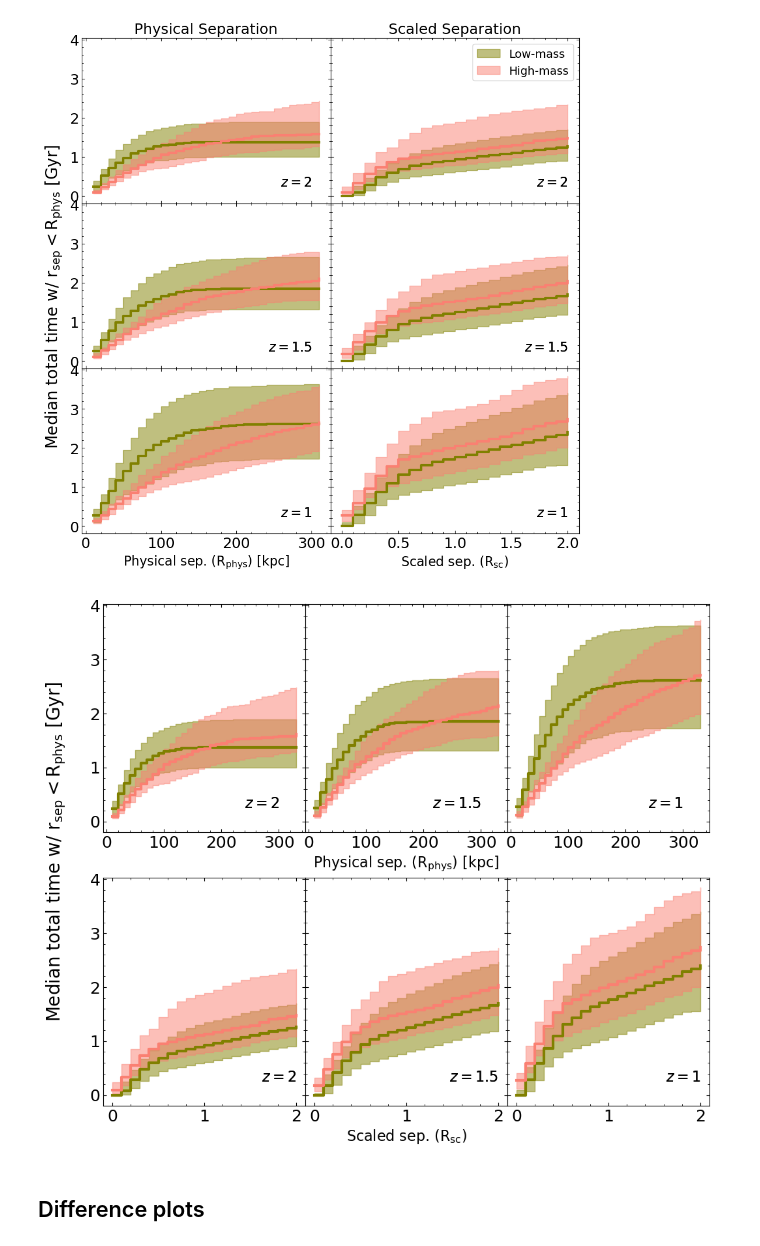
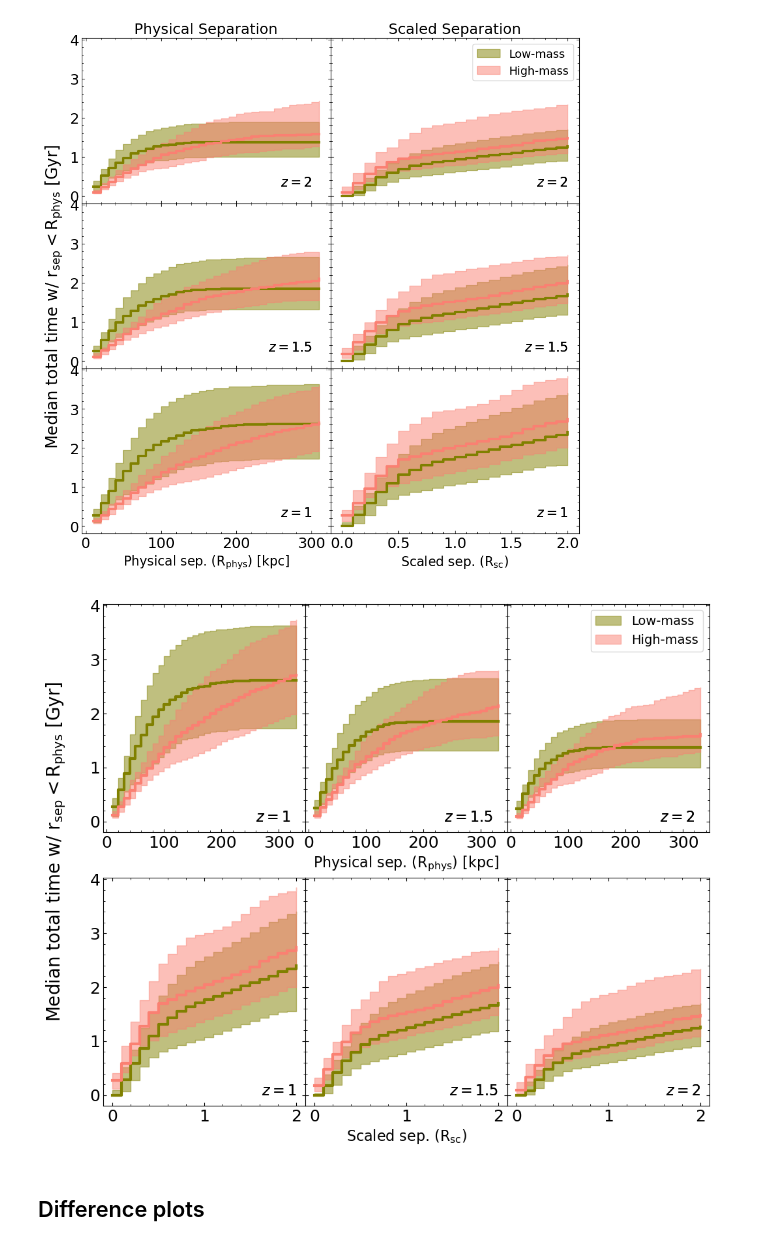
Before and after one commit to katiechambe/orbs, a Jupyter notebook: notebooks/bet-on-it/2_elapsedtime.ipynb, the cells around one changed output. Drawn from its saved outputs; the diff is of its cells as text; code cells hidden in the pictures.

```diff
--- a/notebooks/bet-on-it/2_elapsedtime.ipynb
+++ b/notebooks/bet-on-it/2_elapsedtime.ipynb
@@ -802,7 +802,7 @@ secondary_name = ["difference","difference2"]
 secondary_name = ["All pairs","difference2"]
 
 for en in range(2):
-    for ii, snap in enumerate([33, 40, 50]):
+    for ii, snap in enumerate([33, 40, 50][::-1]):
         # all pairs - mergers + non-mergers
         ms, ss, mds, qs, bins = get_manual_cumulative(data_sets_interp[en][snap], convert_interp, interp=True, scaled=False, merger_only=False)
         ax[ii][en].plot(bins[:-1],mds,color=palette[data_name[en]],ds='steps-post',alpha=0.4)
@@ -815,15 +815,15 @@ for en in range(2):
 
         ax[ii][en].text(400, 0.25, z[str(snap)], ha='right',fontsize=16)
 # legend
-ax[0][0].legend(loc='upper left',fontsize=14)
-ax[0][1].legend(loc='upper left',fontsize=14)
+ax[2][0].legend(loc='upper right',fontsize=14)
+ax[2][1].legend(loc='upper right',fontsize=14)
 
 # column titles
 ax[0][0].set_title("Low-mass pairs",fontsize=18)
 ax[0][1].set_title("High-mass pairs",fontsize=18)
 
 
-fig.supxlabel(r"Physical separation $(\rm R_{phys})$ [kpc]",fontsize=18,y=0.03)
+fig.supxlabel(r"Physical separation $(\rm R_{phys})$ [kpc]",fontsize=18,y=0.06)
 fig.supylabel(r"Median total time w/ $\rm r_{sep}< \rm R_{phys}$ [Gyr]",x=0.05,fontsize=20)
 
 plt.tight_layout()
@@ -1013,41 +1013,41 @@ secondary_name = ["All pairs","difference2"]
 bin_array = np.arange(10,350,10)
 
 for en in range(2):
-    for ii, snap in enumerate([33, 40, 50]):
+    for ii, snap in enumerate([33, 40, 50][::-1]):
         # physical separation
         ms, ss, mds, qs, bins = get_manual_cumulative(data_sets_interp[en][snap], convert_interp, interp=True, scaled=False, merger_only=True,bin_array=bin_array)
         ax[0][ii].plot(bins[:-1],mds,color=palette[data_name[en]],ds='steps-post',lw=3)
         ax[0][ii].fill_between(bins[:-1],qs[:,0],qs[:,1],color=palette[data_name[en]],step='post',alpha=0.5,label=data_label[en])
 
-        ax[0][ii].text(300, 0.25, z[str(snap)], ha='right',fontsize=16)
+        ax[0][ii].text(320, 0, z[str(snap)], ha='right',fontsize=16)
 
 
         # scaled separation
         ms, ss, mds, qs, bins = get_manual_cumulative(data_sets_interp[en][snap], convert_interp, interp=True, scaled=True, merger_only=True,bin_array=bin_array)
         ax[1][ii].plot(bins[:-1],mds,color=palette[data_name[en]],ds='steps-post',lw=3)
         ax[1][ii].fill_between(bins[:-1],qs[:,0],qs[:,1],color=palette[data_name[en]],step='post',alpha=0.5,label=data_label[en])
 
-        ax[1][ii].text(2, 0.25, z[str(snap)], ha='right',fontsize=16)
+        ax[1][ii].text(2, 0, z[str(snap)], ha='right',fontsize=16)
 
 # legend
 # ax[0][0].legend(loc='upper left',fontsize=14)
-# ax[0][1].legend(loc='upper right',fontsize=14)
+ax[0][2].legend(loc='upper right',fontsize=14)
 
 # # column titles
 # ax[0][0].set_title("Physical Separation",fontsize=18)
 # ax[0][1].set_title("Scaled Separation",fontsize=18)
 
 
 ax[0][1].set_xlabel(r"Physical sep. $(\rm R_{phys})$ [kpc]",fontsize=16)
 ax[1][1].set_xlabel(r"Scaled sep. $(\rm R_{sc})$",fontsize=16)
 
 fig.supylabel(r"Median total time w/ $\rm r_{sep}< \rm R_{phys}$ [Gyr]",x=0.05,fontsize=20)
 
 # plt.tight_layout()
 plt.savefig(f"{paths.path_plots}bet-on-it/2_medtotal_PhScT.png")
 plt.show()
 # %% [output]
-[figure, old version]
+[figure, new version]
 # %% [markdown]
 ## Difference plots
 # %% [markdown]
```
Also changed, not shown: parts of 1 cell of this notebook, 2 other files.
